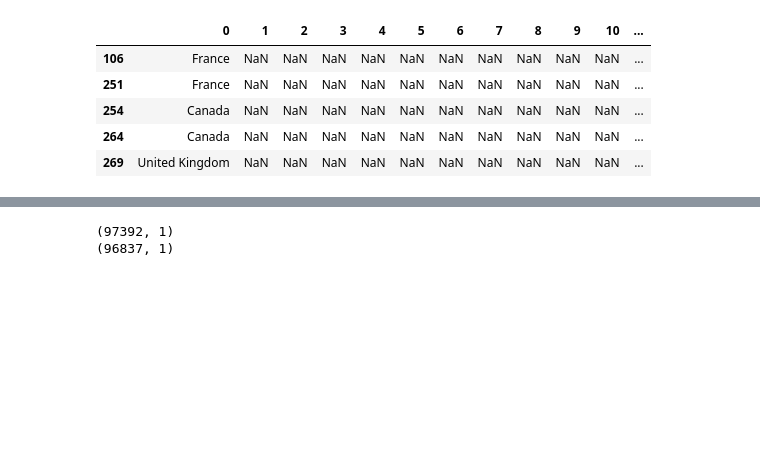
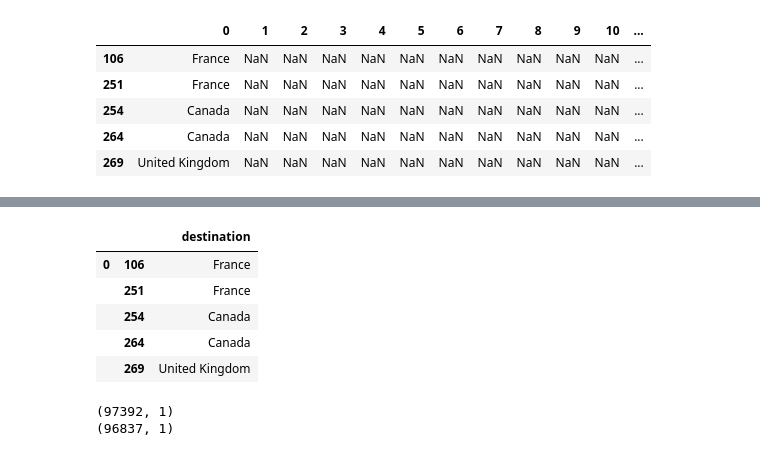
Before and after one commit to lanzrein/ada_project, a Jupyter notebook: DistanceCalculations.ipynb, the cells around one changed output, grey strips where cells are left out. Saved outputs shown, nothing was run; the diff lists cells and outputs as text; code cells hidden in the pictures; blank space fills up the shorter version.

```diff
--- a/DistanceCalculations.ipynb
+++ b/DistanceCalculations.ipynb
@@ -496,6 +660,15 @@ data_loc[data_loc.index == 675397]
 #z1.columns = ['destination']
 z1 = z1.to_frame()
 z1.columns = ['destination']
+# %%
+z1.head()
+# %% [output]
+|  |  | destination |
+| 0 | 106 | France |
+|  | 251 | France |
+|  | 254 | Canada |
+|  | 264 | Canada |
+|  | 269 | United Kingdom |
 # %%
 # change destination with special characters
 # manually checked on wikipedia + google maps
```
Also changed, not shown: parts of 18 cells of this notebook, 1 other file.
